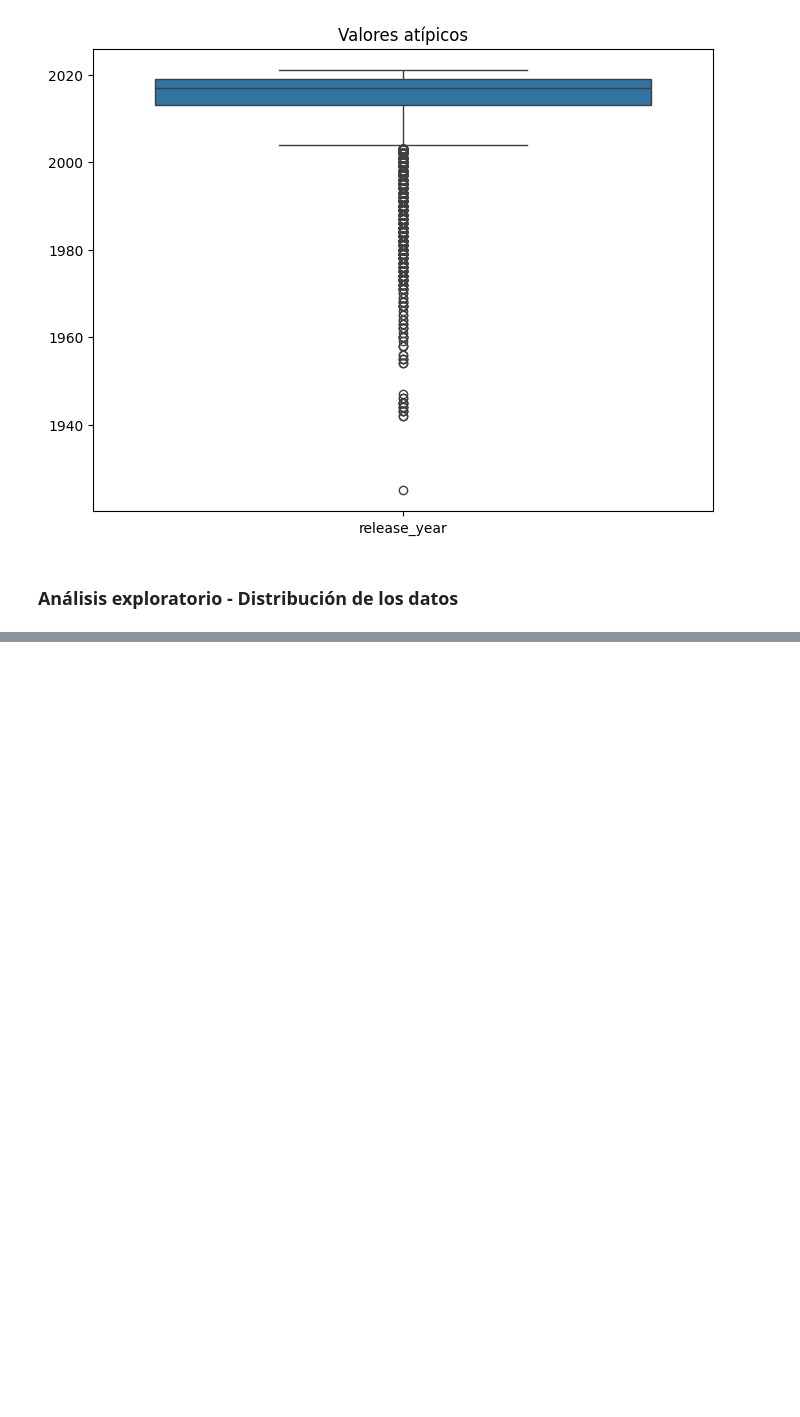
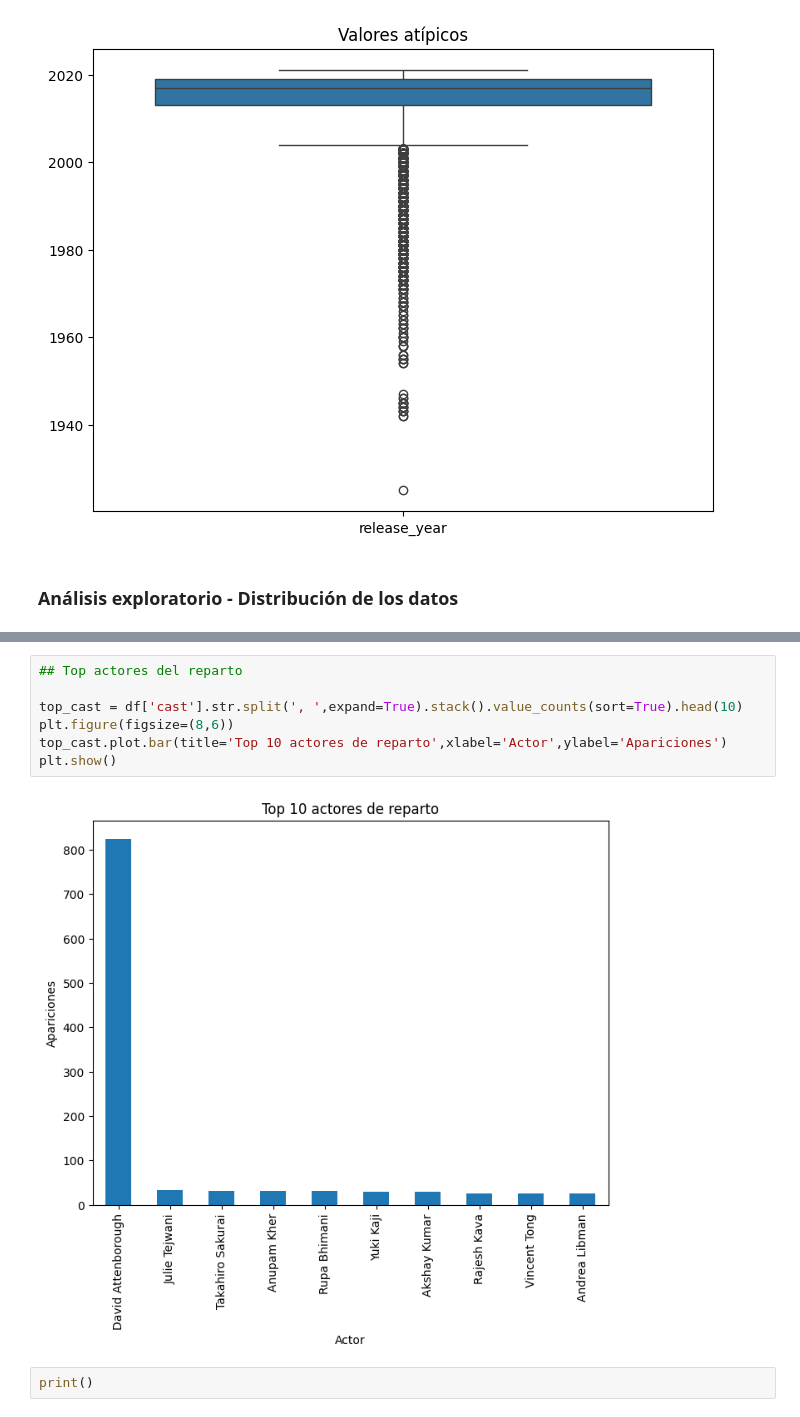
Before and after one commit to pablocarmona1527/Data_analyst, a Jupyter notebook: EDA.ipynb, the cells around one changed output, grey strips where cells are left out. Saved outputs shown, nothing was run; the diff lists cells and outputs as text; blank space fills up the shorter version.

```diff
--- a/EDA.ipynb
+++ b/EDA.ipynb
@@ -76,0 +77,11 @@ df
+# %%
+## Top actores del reparto
+
+top_cast = df['cast'].str.split(', ',expand=True).stack().value_counts(sort=True).head(10)
+plt.figure(figsize=(8,6))
+top_cast.plot.bar(title='Top 10 actores de reparto',xlabel='Actor',ylabel='Apariciones')
+plt.show()
+# %% [output]
+[figure, added]
+# %%
+print()
```
Also changed, not shown: parts of 11 cells of this notebook.
